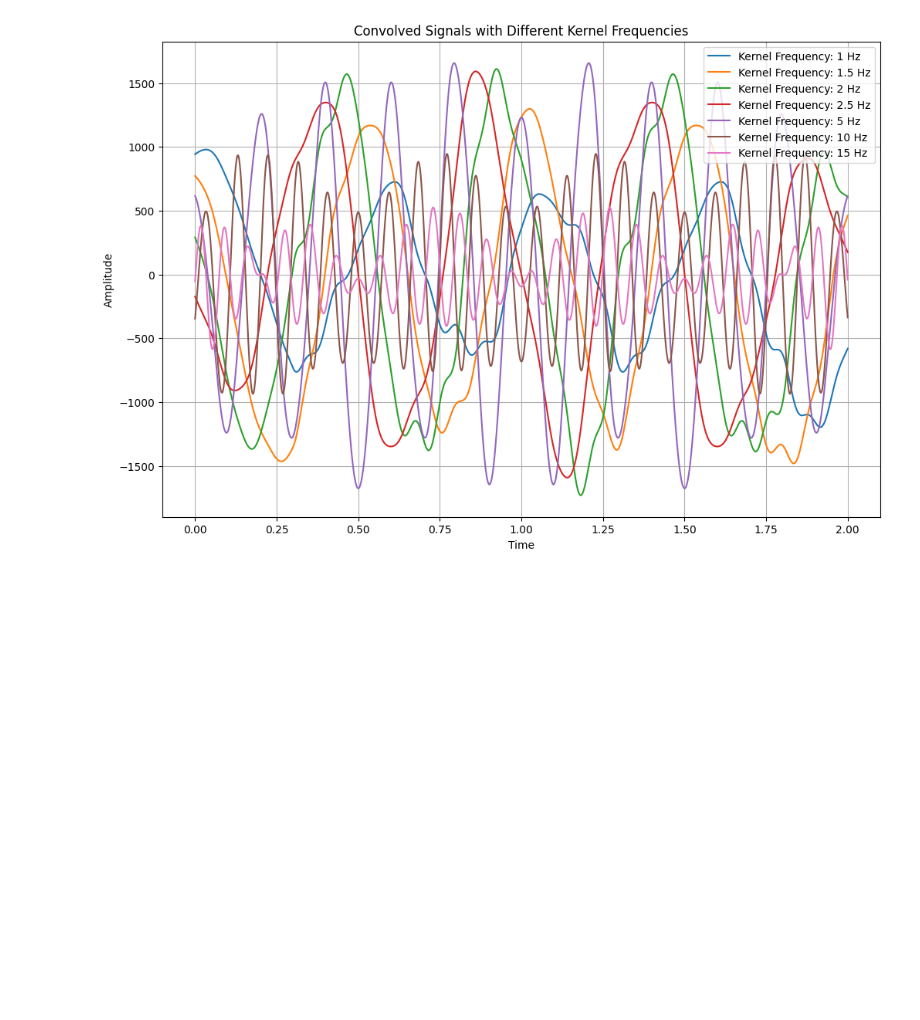
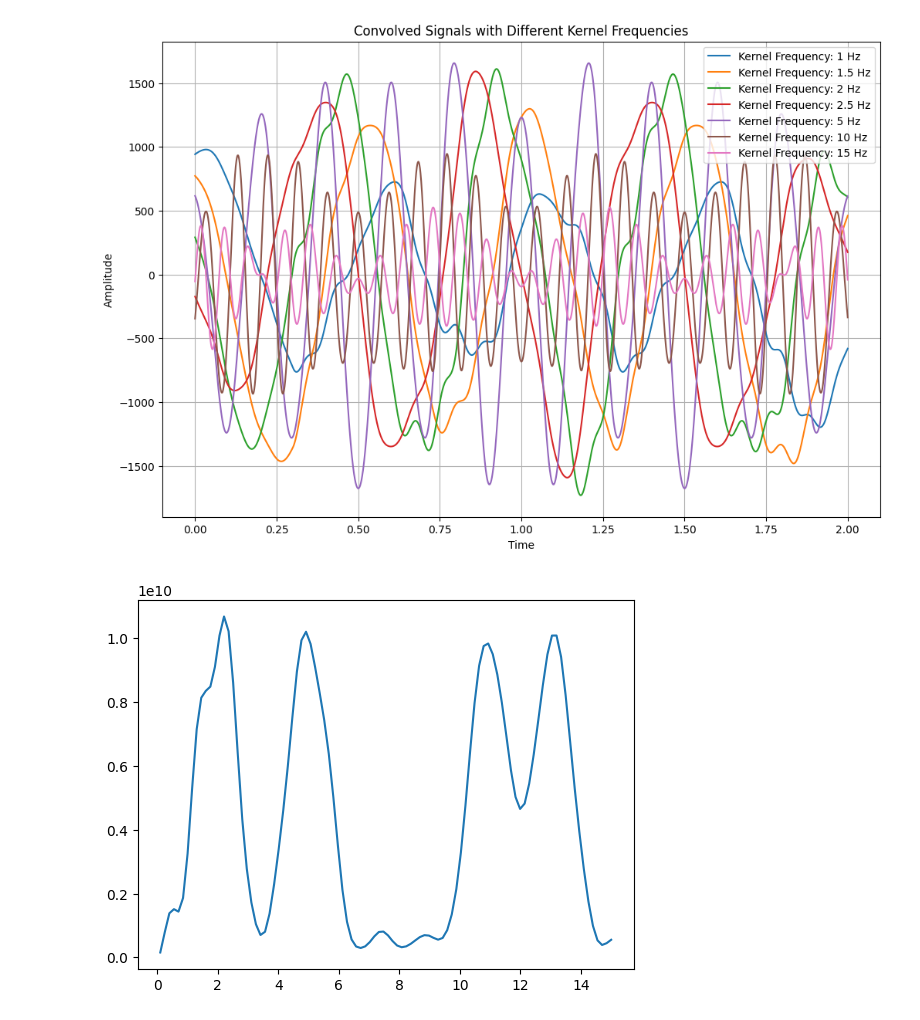
Before and after one commit to J-Guevara12/Procesamiento_digital, a Jupyter notebook: 4_convolution.ipynb, the cells around one changed output. Drawn from its saved outputs; the diff is of its cells as text; code cells hidden in the pictures; blank space fills up the shorter version.

```diff
--- a/4_convolution.ipynb
+++ b/4_convolution.ipynb
@@ -76,3 +76,16 @@ plt.grid(True)
 plt.show()
 # %% [output]
 [figure]
+# %%
+freqs = np.linspace(0.1, 15, 100)
+power = np.zeros(freqs.shape)
+
+for i, freq in enumerate(freqs):
+  kernel = np.sin(2 * np.pi * freq * T[:sinusoidal_kernel_len])
+  convolved_signal = convolve(signal, kernel, mode='same')
+  power[i] = np.sum(convolved_signal ** 2)
+
+plt.plot(freqs, power)
+plt.show()
+# %% [output]
+[figure, added]
```
Also changed, not shown: parts of 3 cells of this notebook.
